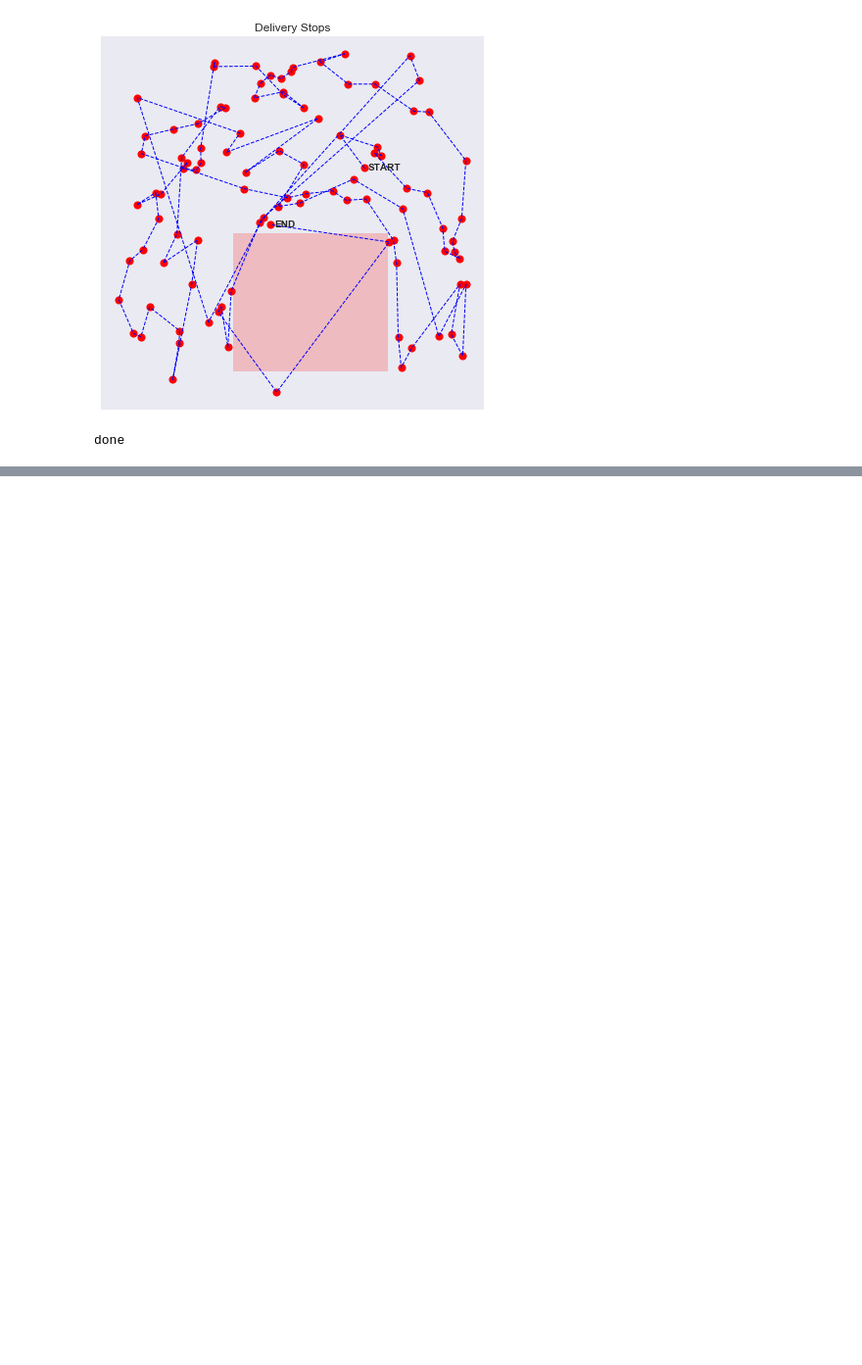
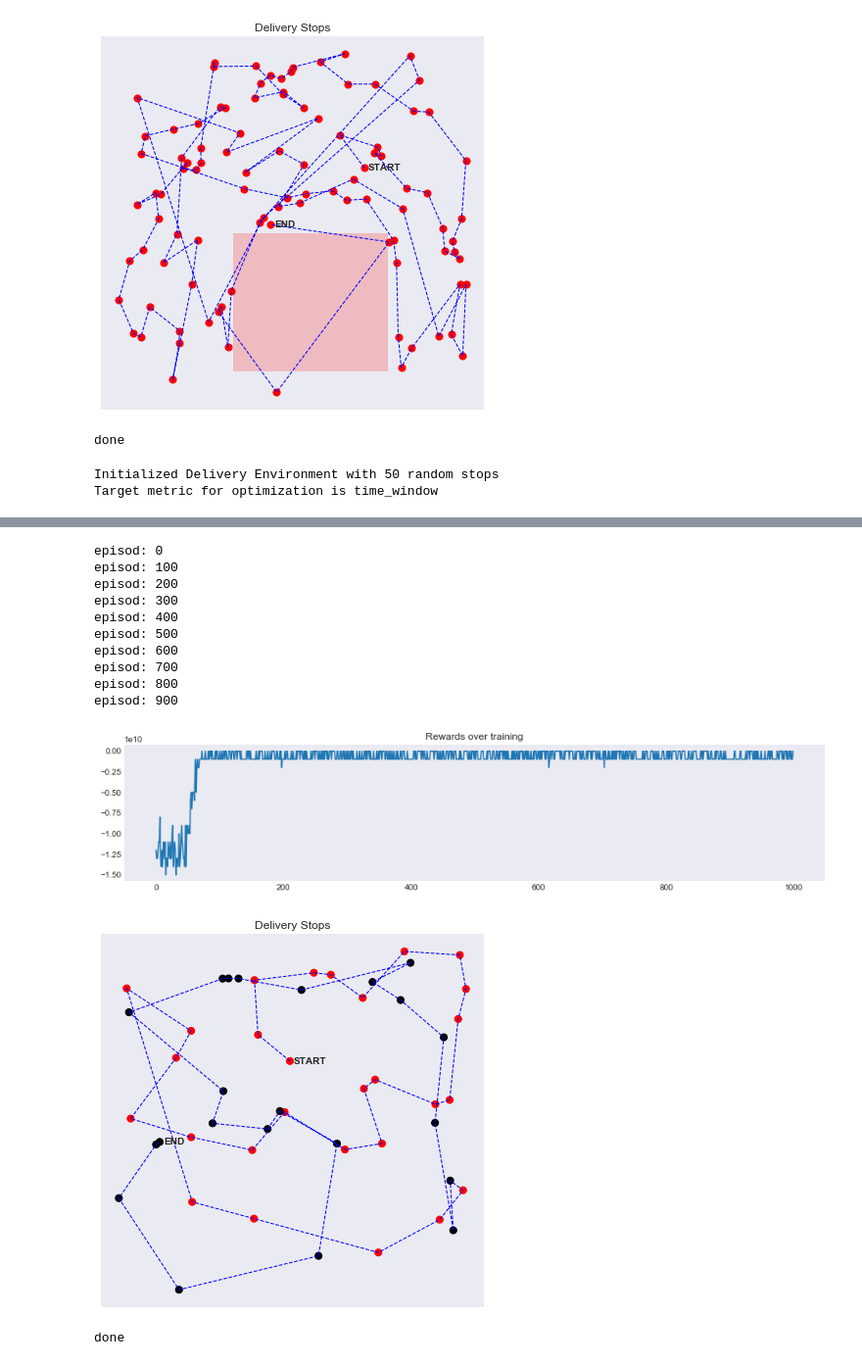
Before and after one commit to p-neq-np/reinforcement-learning, a Jupyter notebook: Delivery_Optimization/Optimizing delivery with Reinforcement Learning.ipynb, the cells around one changed output, grey strips where cells are left out. Shown: that part at 98% size. Cells and saved outputs as stored; diff of their text form; code cells hidden in the pictures; blank space fills up the shorter version.

Commit message:
Time window case is added to the ipynb

```diff
--- a/Delivery_Optimization/Optimizing delivery with Reinforcement Learning.ipynb
+++ b/Delivery_Optimization/Optimizing delivery with Reinforcement Learning.ipynb
@@ -90,3 +90,12 @@ episod: 900
 [figure]
 [figure]
 done
+# %%
+env = DeliveryEnvironment(n_stops = 50,method = "time_window")
+agent = QAgent(nA=env.action_space, nS=env.observation_space)
+run_n_episodes(env,agent,"training_100_stops_traffic.gif")
+env.render()
+print('done')
+# %% [output]
+Initialized Delivery Environment with 50 random stops
+Target metric for optimization is time_window
@@ -92,0 +103,13 @@ done
+episod: 0
+episod: 100
+episod: 200
+episod: 300
+episod: 400
+episod: 500
+episod: 600
+episod: 700
+episod: 800
+episod: 900
+[figure, added]
+[figure, added]
+done
```
Also changed, not shown: parts of 1 cell of this notebook, 1 other file.
